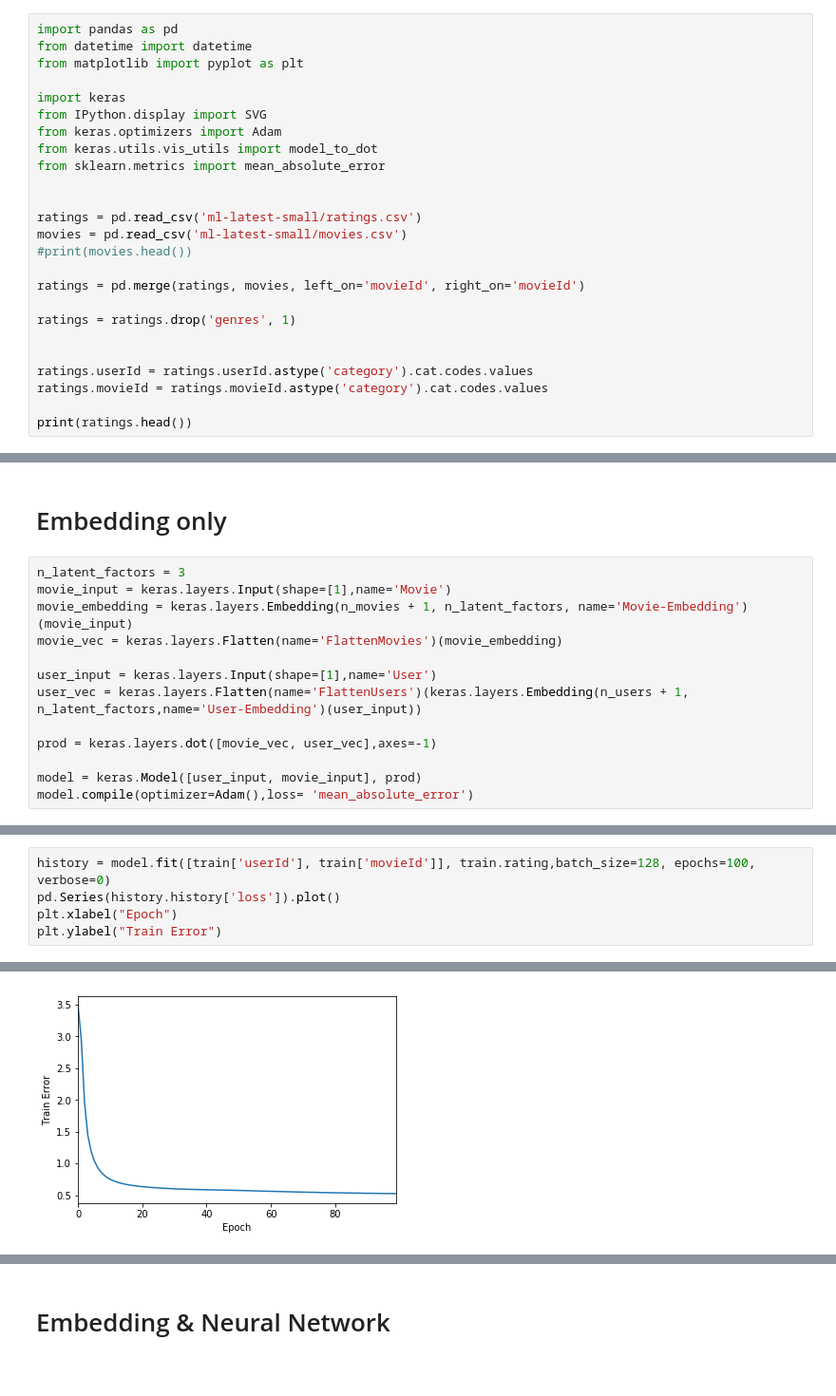
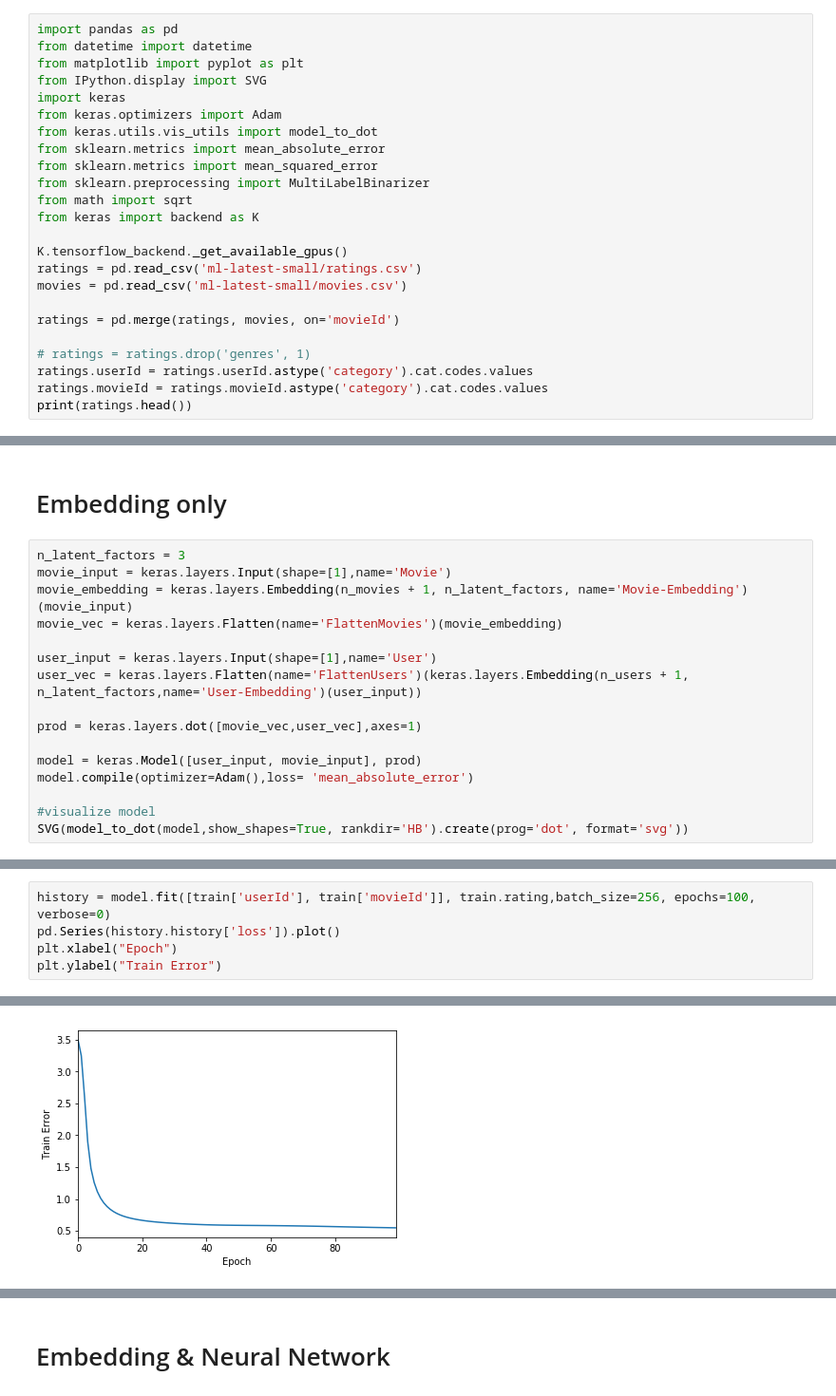
Before and after one commit to antonismand/Movies-Recommendation-System, a Jupyter notebook: Embedding.ipynb, the cells around one changed output, grey strips where cells are left out. Shown: that part at 95% size. Drawn from its saved outputs; the diff is of its cells as text.

```diff
--- a/Embedding.ipynb
+++ b/Embedding.ipynb
@@ -2,26 +2,25 @@
 import pandas as pd
 from datetime import datetime
 from matplotlib import pyplot as plt
-
+from IPython.display import SVG
 import keras
-from IPython.display import SVG
 from keras.optimizers import Adam
 from keras.utils.vis_utils import model_to_dot
 from sklearn.metrics import mean_absolute_error
+from sklearn.metrics import mean_squared_error
+from sklearn.preprocessing import MultiLabelBinarizer
+from math import sqrt
+from keras import backend as K
 
-
+K.tensorflow_backend._get_available_gpus()
 ratings = pd.read_csv('ml-latest-small/ratings.csv')
 movies = pd.read_csv('ml-latest-small/movies.csv')
-#print(movies.head())
 
-ratings = pd.merge(ratings, movies, left_on='movieId', right_on='movieId')
+ratings = pd.merge(ratings, movies, on='movieId')
 
-ratings = ratings.drop('genres', 1)
-
-
+# ratings = ratings.drop('genres', 1)
 ratings.userId = ratings.userId.astype('category').cat.codes.values
 ratings.movieId = ratings.movieId.astype('category').cat.codes.values
-
 print(ratings.head())
 # %% [output]
 Using TensorFlow backend.
@@ -78,7 +87,10 @@ movie_vec = keras.layers.Flatten(name='FlattenMovies')(movie_embedding)
 user_input = keras.layers.Input(shape=[1],name='User')
 user_vec = keras.layers.Flatten(name='FlattenUsers')(keras.layers.Embedding(n_users + 1, n_latent_factors,name='User-Embedding')(user_input))
 
-prod = keras.layers.dot([movie_vec, user_vec],axes=-1)
+prod = keras.layers.dot([movie_vec,user_vec],axes=1)
 
 model = keras.Model([user_input, movie_input], prod)
 model.compile(optimizer=Adam(),loss= 'mean_absolute_error')
+
+#visualize model
+SVG(model_to_dot(model,show_shapes=True, rankdir='HB').create(prog='dot', format='svg'))
@@ -90,5 +102,5 @@ SVG(model_to_dot(model,show_shapes=True, rankdir='HB').create(prog='dot', format
 # %%
-history = model.fit([train['userId'], train['movieId']], train.rating,batch_size=128, epochs=100, verbose=0)
+history = model.fit([train['userId'], train['movieId']], train.rating,batch_size=256, epochs=100, verbose=0)
 pd.Series(history.history['loss']).plot()
 plt.xlabel("Epoch")
 plt.ylabel("Train Error")
@@ -97,4 +112,4 @@ Text(0, 0.5, 'Train Error')
-[figure, old version]
+[figure, new version]
 # %%
 y_hat = model.predict([test.userId, test.movieId])
 y_true = test.rating
```
Also changed, not shown: parts of 24 cells of this notebook.
